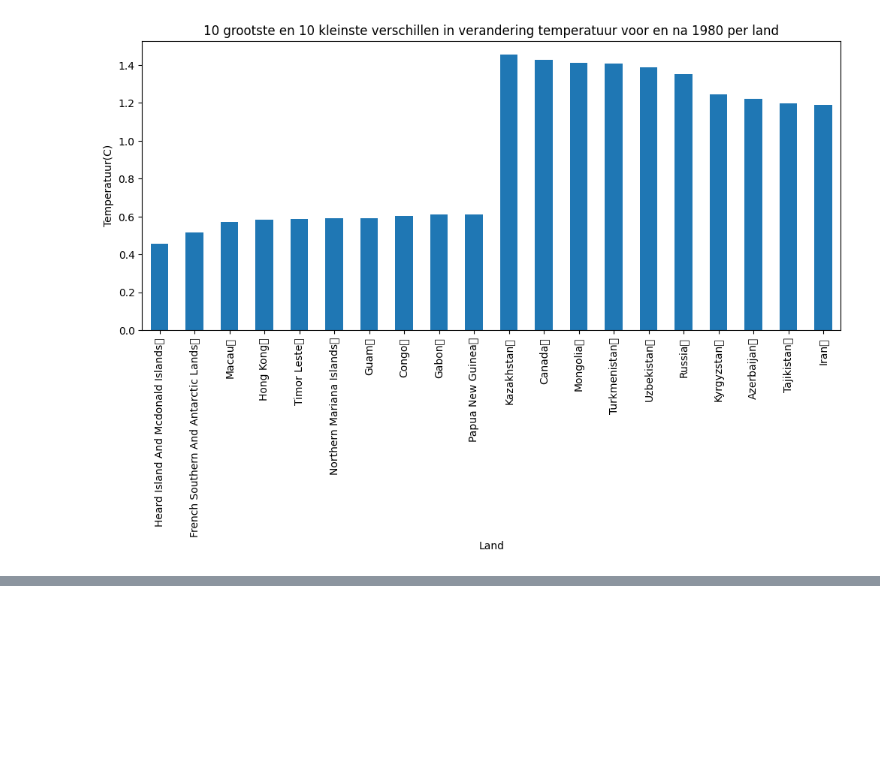
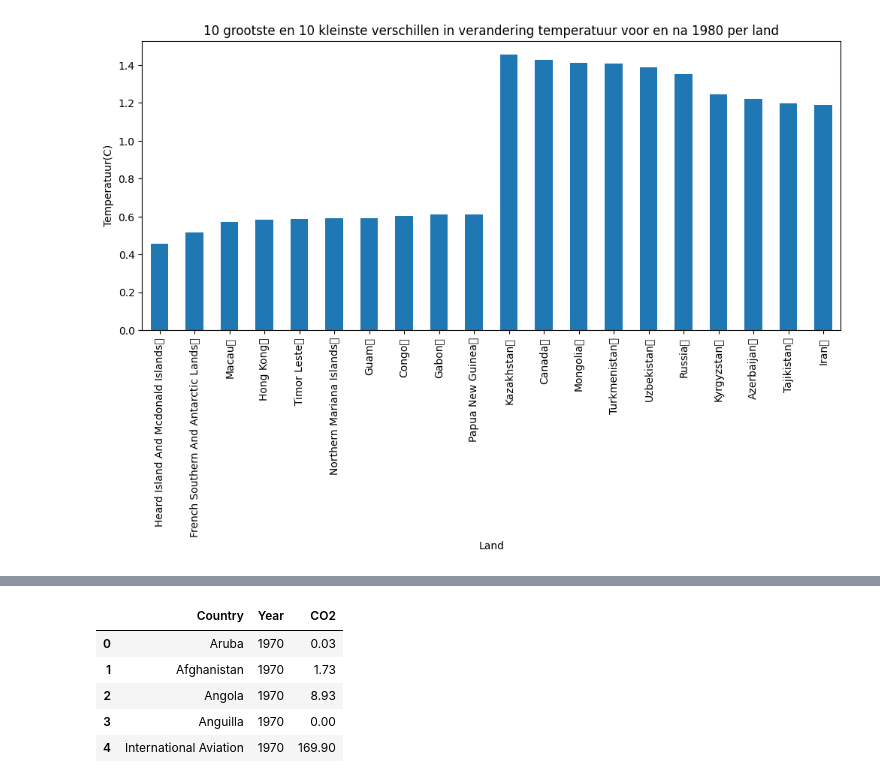
Before and after one commit to rafschmeits/nieuwe-datascience, a Jupyter notebook: climate-watch/climate_watch.ipynb, the cells around one changed output, grey strips where cells are left out. Saved outputs shown, nothing was run; the diff lists cells and outputs as text; code cells hidden in the pictures; blank space fills up the shorter version.

```diff
--- a/climate-watch/climate_watch.ipynb
+++ b/climate-watch/climate_watch.ipynb
@@ -521,0 +530,4 @@ plt.plot
+# %%
+import pandas as pd
+
+df = pd.read_excel(r"C:\\xampp\\htdocs\\Nieuwe data-science\\climate-watch\\Data_CO2.xlsx")
@@ -521,0 +556,18 @@ plt.plot
+# %%
+jaar_kolommen = [col for col in df.columns if isinstance(col, int)]
+# %%
+df_long = df.melt(
+    id_vars=['Country'],
+    value_vars=jaar_kolommen,
+    var_name='Year',
+    value_name='CO2'
+)
+
+df_long.head()
+# %% [output]
+|  | Country | Year | CO2 |
+| 0 | Aruba | 1970 | 0.03 |
+| 1 | Afghanistan | 1970 | 1.73 |
+| 2 | Angola | 1970 | 8.93 |
+| 3 | Anguilla | 1970 | 0.00 |
+| 4 | International Aviation | 1970 | 169.90 |
```
Also changed, not shown: parts of 9 cells of this notebook, 8 other files.
